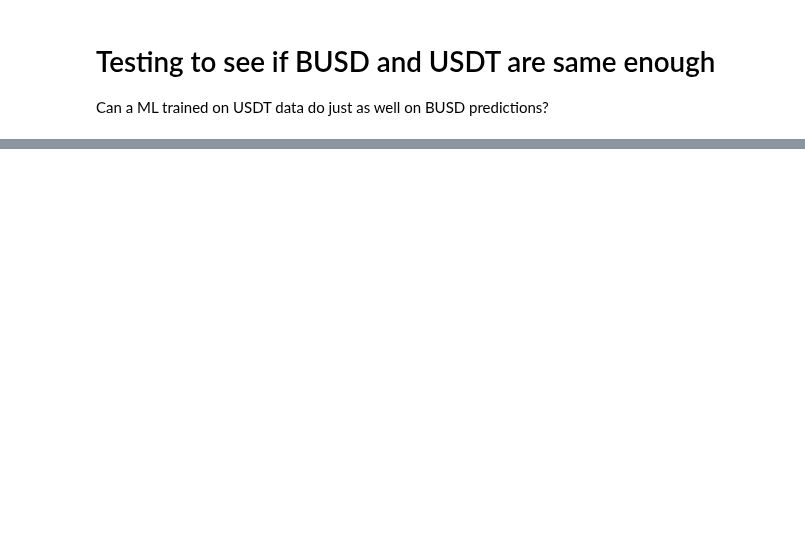
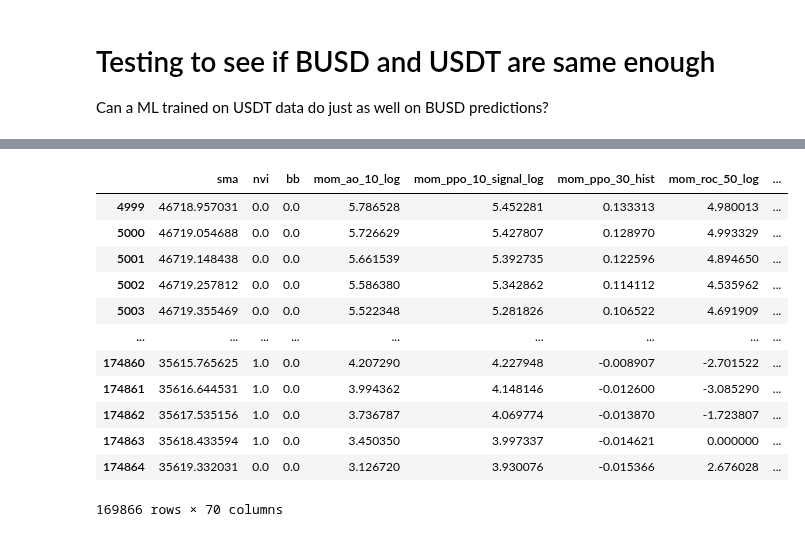
Before and after one commit to sunnymnie/bitcoin-printer, a Jupyter notebook: printer-prototype/busd-testing.ipynb, the cells around one changed output, grey strips where cells are left out. Cells and saved outputs as stored; diff of their text form; code cells hidden in the pictures; blank space fills up the shorter version.

```diff
--- a/printer-prototype/busd-testing.ipynb
+++ b/printer-prototype/busd-testing.ipynb
@@ -16,6 +66,22 @@ df = features.add_all_features(df)
 df.dropna(inplace=True)
 indicators = list(df.columns)[12:]
 df = df[list(indicators)].copy().astype(np.float32)
+# %%
+df
+# %% [output]
+|  | sma | nvi | bb | mom_ao_10_log | mom_ppo_10_signal_log | mom_ppo_30_hist | mom_roc_50_log | ... |
+| 4999 | 46718.957031 | 0.0 | 0.0 | 5.786528 | 5.452281 | 0.133313 | 4.980013 | ... |
+| 5000 | 46719.054688 | 0.0 | 0.0 | 5.726629 | 5.427807 | 0.128970 | 4.993329 | ... |
+| 5001 | 46719.148438 | 0.0 | 0.0 | 5.661539 | 5.392735 | 0.122596 | 4.894650 | ... |
+| 5002 | 46719.257812 | 0.0 | 0.0 | 5.586380 | 5.342862 | 0.114112 | 4.535962 | ... |
+| 5003 | 46719.355469 | 0.0 | 0.0 | 5.522348 | 5.281826 | 0.106522 | 4.691909 | ... |
+| ... | ... | ... | ... | ... | ... | ... | ... | ... |
+| 174860 | 35615.765625 | 1.0 | 0.0 | 4.207290 | 4.227948 | -0.008907 | -2.701522 | ... |
+| 174861 | 35616.644531 | 1.0 | 0.0 | 3.994362 | 4.148146 | -0.012600 | -3.085290 | ... |
+| 174862 | 35617.535156 | 1.0 | 0.0 | 3.736787 | 4.069774 | -0.013870 | -1.723807 | ... |
+| 174863 | 35618.433594 | 1.0 | 0.0 | 3.450350 | 3.997337 | -0.014621 | 0.000000 | ... |
+| 174864 | 35619.332031 | 0.0 | 0.0 | 3.126720 | 3.930076 | -0.015366 | 2.676028 | ... |
+169866 rows × 70 columns
 # %%
 model = load('../models/model_minute_tpsl_1.0.joblib')
 # %%
```
Also changed, not shown: parts of 10 cells of this notebook, 2 other files.
